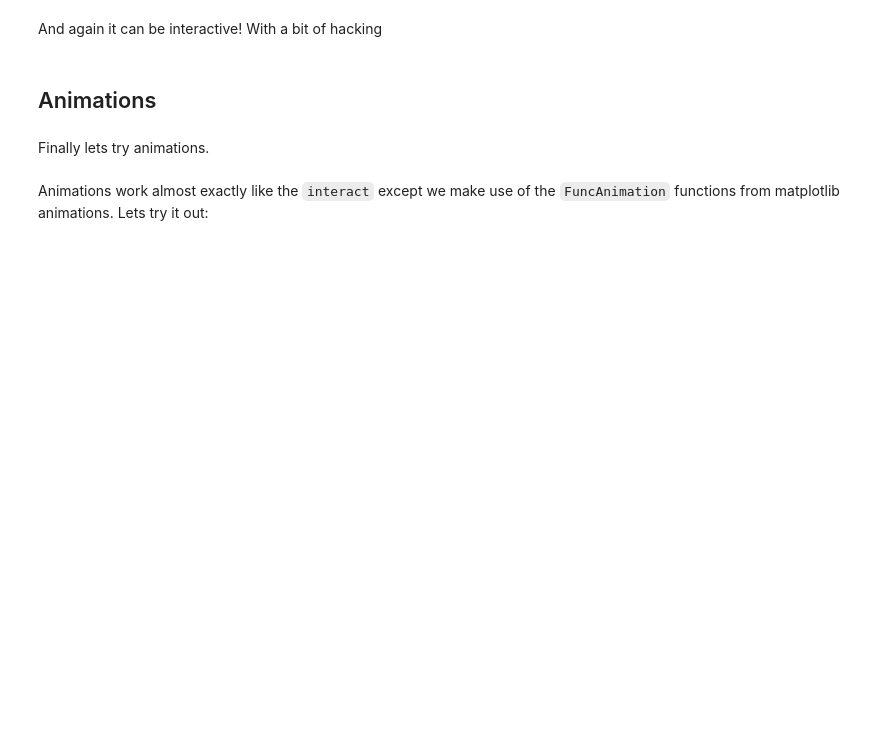
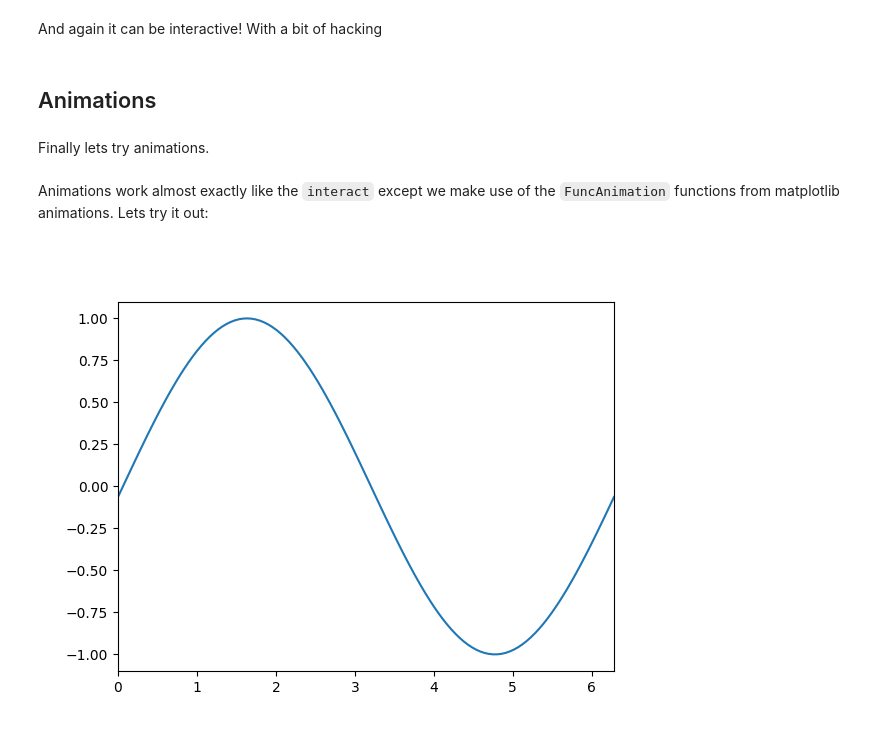
Before and after one commit to ahmed-f-alrefaie/UCLPythonCourse, a Jupyter notebook: content/notebooks/day1/Visualisation.ipynb, the cells around one changed output. Saved outputs shown, nothing was run; the diff lists cells and outputs as text; code cells hidden in the pictures; blank space fills up the shorter version.

```diff
--- a/content/notebooks/day1/Visualisation.ipynb
+++ b/content/notebooks/day1/Visualisation.ipynb
@@ -390,23 +435,25 @@ Animations work almost exactly like the `interact` except we make use of the `Fu
 # %%
 from matplotlib.animation import FuncAnimation
 
 
-fig, ax = plt.subplots(2,1)
+fig, ax = plt.subplots(1,1)
 
 line, = ax.plot([])     # A tuple unpacking to unpack the only plot
 
 # Fix the axes
 ax.set_xlim(0, 2*np.pi)
 ax.set_ylim(-1.1, 1.1)
 
 # build an update function like interact except we only have one argument
 def animate(frame_num):
     y = np.sin(x + 2*np.pi * frame_num/100)
     line.set_data((x, y))
     return line
 
 anim = FuncAnimation(fig, animate, frames=100, interval=20)
 anim.save('plot.gif')
+# %% [output]
+[figure, added]
 # %%
 # Will not work on the browser.
 from IPython import display
```
Also changed, not shown: parts of 18 cells of this notebook, 2 other files.
